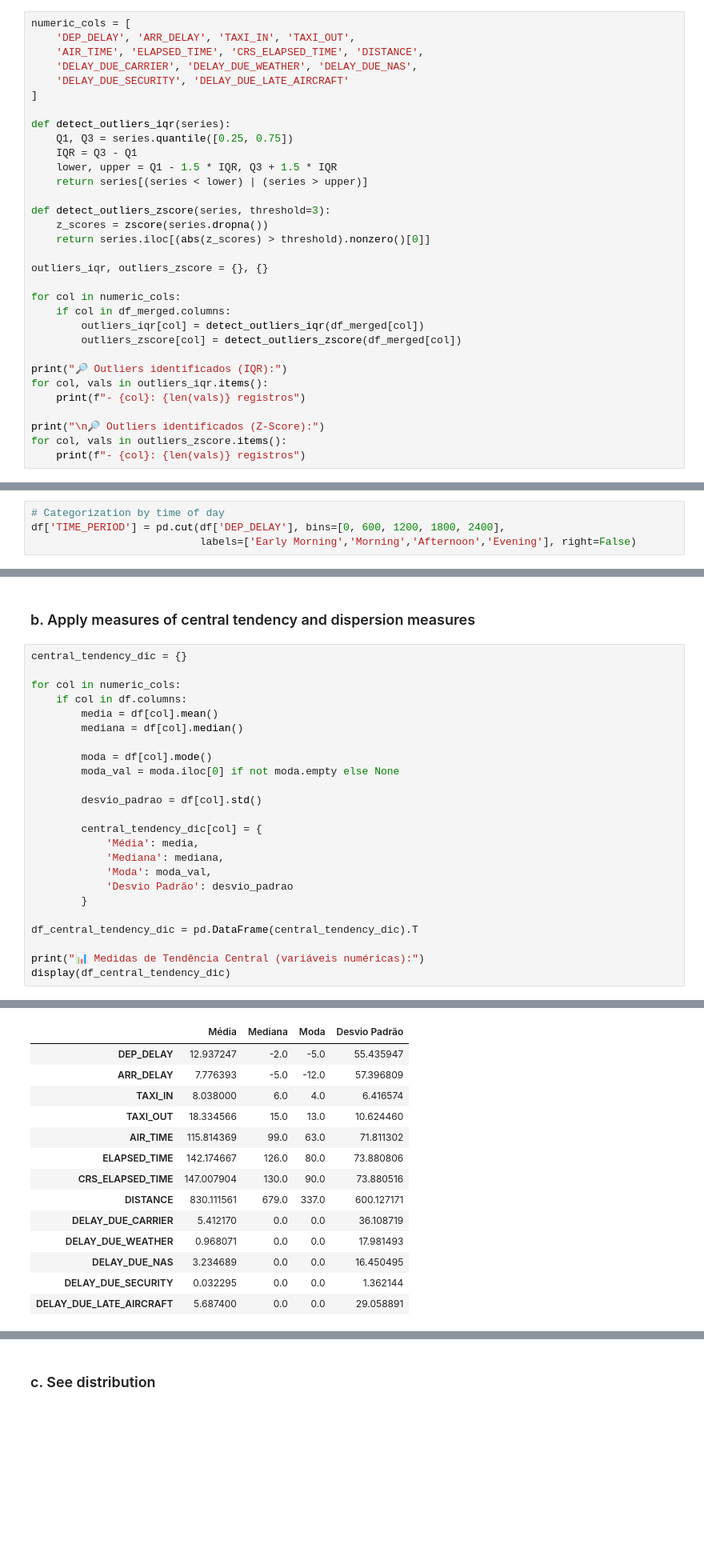
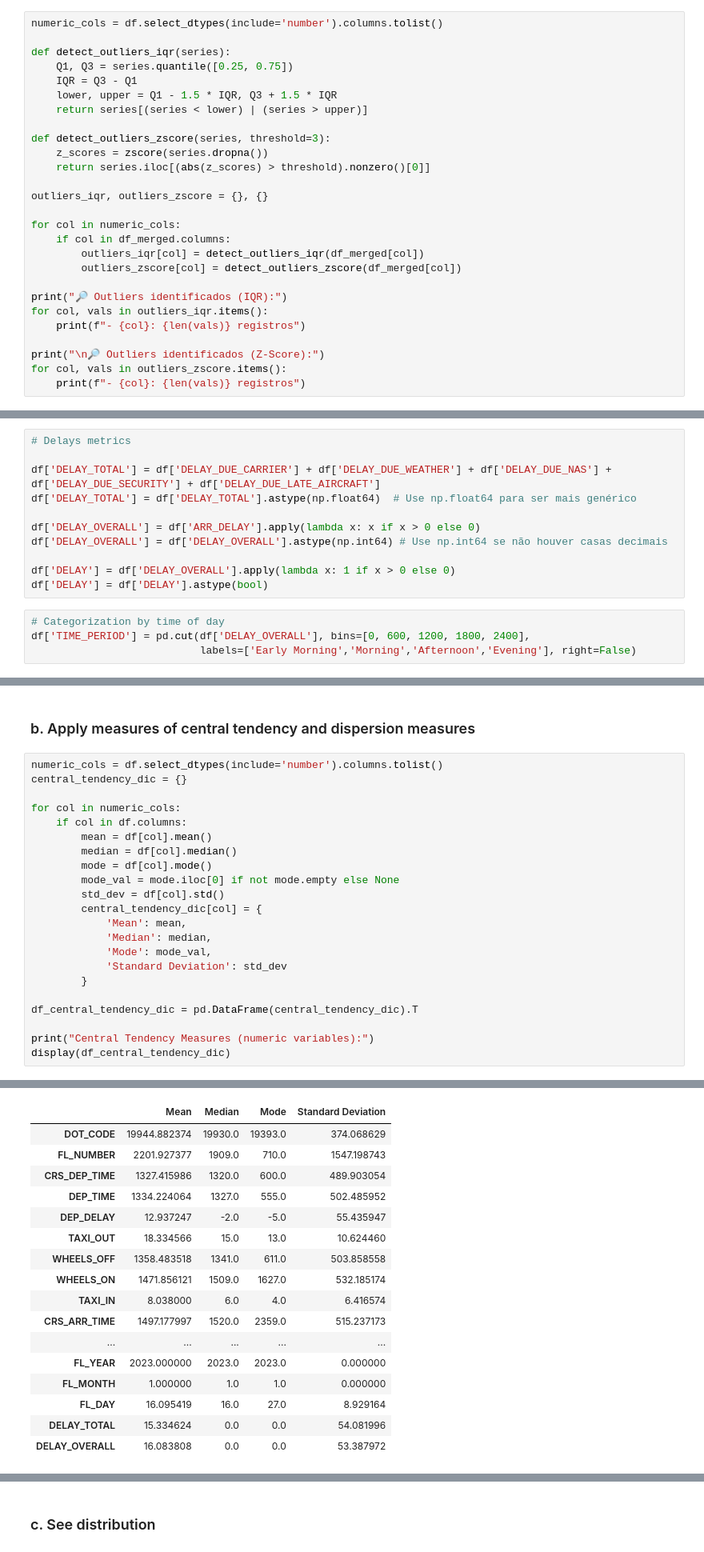
Before and after one commit to vitoriapguimaraes/Python-AnaliseVoos, a Jupyter notebook: scripts/script-vitoria.ipynb, the cells around one changed output, grey strips where cells are left out. Shown at 80% size. Cells and saved outputs as stored; diff of their text form; blank space fills up the shorter version.

```diff
--- a/scripts/script-vitoria.ipynb
+++ b/scripts/script-vitoria.ipynb
@@ -629,12 +643,7 @@ AIRLINE_Description: 0 valores suspeitos
 # %% [markdown]
 ### l. Checking the numerical data
 # %%
-numeric_cols = [
-    'DEP_DELAY', 'ARR_DELAY', 'TAXI_IN', 'TAXI_OUT',
-    'AIR_TIME', 'ELAPSED_TIME', 'CRS_ELAPSED_TIME', 'DISTANCE',
-    'DELAY_DUE_CARRIER', 'DELAY_DUE_WEATHER', 'DELAY_DUE_NAS',
-    'DELAY_DUE_SECURITY', 'DELAY_DUE_LATE_AIRCRAFT'
-]
+numeric_cols = df.select_dtypes(include='number').columns.tolist()
 
 def detect_outliers_iqr(series):
     Q1, Q3 = series.quantile([0.25, 0.75])
@@ -680,9 +689,20 @@ for col, vals in outliers_zscore.items():
 - DELAY_DUE_LATE_AIRCRAFT: 1936 registros
 # %% [markdown]
 ### m. Creating new variable
+# %%
+# Delays metrics
+
+df['DELAY_TOTAL'] = df['DELAY_DUE_CARRIER'] + df['DELAY_DUE_WEATHER'] + df['DELAY_DUE_NAS'] + df['DELAY_DUE_SECURITY'] + df['DELAY_DUE_LATE_AIRCRAFT']
+df['DELAY_TOTAL'] = df['DELAY_TOTAL'].astype(np.float64)  # Use np.float64 para ser mais genérico
+
+df['DELAY_OVERALL'] = df['ARR_DELAY'].apply(lambda x: x if x > 0 else 0)
+df['DELAY_OVERALL'] = df['DELAY_OVERALL'].astype(np.int64) # Use np.int64 se não houver casas decimais
+
+df['DELAY'] = df['DELAY_OVERALL'].apply(lambda x: 1 if x > 0 else 0)
+df['DELAY'] = df['DELAY'].astype(bool)
 # %%
 # Categorization by time of day
-df['TIME_PERIOD'] = pd.cut(df['DEP_DELAY'], bins=[0, 600, 1200, 1800, 2400],
+df['TIME_PERIOD'] = pd.cut(df['DELAY_OVERALL'], bins=[0, 600, 1200, 1800, 2400],
                            labels=['Early Morning','Morning','Afternoon','Evening'], right=False)
 # %%
 # Categorization by time of week
@@ -805,27 +796,25 @@ plt.show()
 # %% [markdown]
 ### b. Apply measures of central tendency and dispersion measures
 # %%
+numeric_cols = df.select_dtypes(include='number').columns.tolist()
 central_tendency_dic = {}
 
 for col in numeric_cols:
     if col in df.columns:
-        media = df[col].mean()
-        mediana = df[col].median()
-
-        moda = df[col].mode()
-        moda_val = moda.iloc[0] if not moda.empty else None
-
-        desvio_padrao = df[col].std()
-
+        mean = df[col].mean()
+        median = df[col].median()
+        mode = df[col].mode()
+        mode_val = mode.iloc[0] if not mode.empty else None
+        std_dev = df[col].std()
         central_tendency_dic[col] = {
-            'Média': media,
-            'Mediana': mediana,
-            'Moda': moda_val,
-            'Desvio Padrão': desvio_padrao
+            'Mean': mean,
+            'Median': median,
+            'Mode': mode_val,
+            'Standard Deviation': std_dev
         }
 
 df_central_tendency_dic = pd.DataFrame(central_tendency_dic).T
 
-print("📊 Medidas de Tendência Central (variáveis numéricas):")
+print("Central Tendency Measures (numeric variables):")
 display(df_central_tendency_dic)
 # %% [output]
@@ -833,14 +822,17 @@ display(df_central_tendency_dic)
-|  | Média | Mediana | Moda | Desvio Padrão |
+|  | Mean | Median | Mode | Standard Deviation |
+| DOT_CODE | 19944.882374 | 19930.0 | 19393.0 | 374.068629 |
+| FL_NUMBER | 2201.927377 | 1909.0 | 710.0 | 1547.198743 |
+| CRS_DEP_TIME | 1327.415986 | 1320.0 | 600.0 | 489.903054 |
+| DEP_TIME | 1334.224064 | 1327.0 | 555.0 | 502.485952 |
 | DEP_DELAY | 12.937247 | -2.0 | -5.0 | 55.435947 |
-| ARR_DELAY | 7.776393 | -5.0 | -12.0 | 57.396809 |
+| TAXI_OUT | 18.334566 | 15.0 | 13.0 | 10.624460 |
+| WHEELS_OFF | 1358.483518 | 1341.0 | 611.0 | 503.858558 |
+| WHEELS_ON | 1471.856121 | 1509.0 | 1627.0 | 532.185174 |
 | TAXI_IN | 8.038000 | 6.0 | 4.0 | 6.416574 |
-| TAXI_OUT | 18.334566 | 15.0 | 13.0 | 10.624460 |
-| AIR_TIME | 115.814369 | 99.0 | 63.0 | 71.811302 |
-| ELAPSED_TIME | 142.174667 | 126.0 | 80.0 | 73.880806 |
-| CRS_ELAPSED_TIME | 147.007904 | 130.0 | 90.0 | 73.880516 |
-| DISTANCE | 830.111561 | 679.0 | 337.0 | 600.127171 |
-| DELAY_DUE_CARRIER | 5.412170 | 0.0 | 0.0 | 36.108719 |
-| DELAY_DUE_WEATHER | 0.968071 | 0.0 | 0.0 | 17.981493 |
-| DELAY_DUE_NAS | 3.234689 | 0.0 | 0.0 | 16.450495 |
-| DELAY_DUE_SECURITY | 0.032295 | 0.0 | 0.0 | 1.362144 |
-| DELAY_DUE_LATE_AIRCRAFT | 5.687400 | 0.0 | 0.0 | 29.058891 |
+| CRS_ARR_TIME | 1497.177997 | 1520.0 | 2359.0 | 515.237173 |
+| ... | ... | ... | ... | ... |
+| FL_YEAR | 2023.000000 | 2023.0 | 2023.0 | 0.000000 |
+| FL_MONTH | 1.000000 | 1.0 | 1.0 | 0.000000 |
+| FL_DAY | 16.095419 | 16.0 | 27.0 | 8.929164 |
+| DELAY_TOTAL | 15.334624 | 0.0 | 0.0 | 54.081996 |
+| DELAY_OVERALL | 16.083808 | 0.0 | 0.0 | 53.387972 |
```
Also changed, not shown: parts of 21 cells of this notebook.
